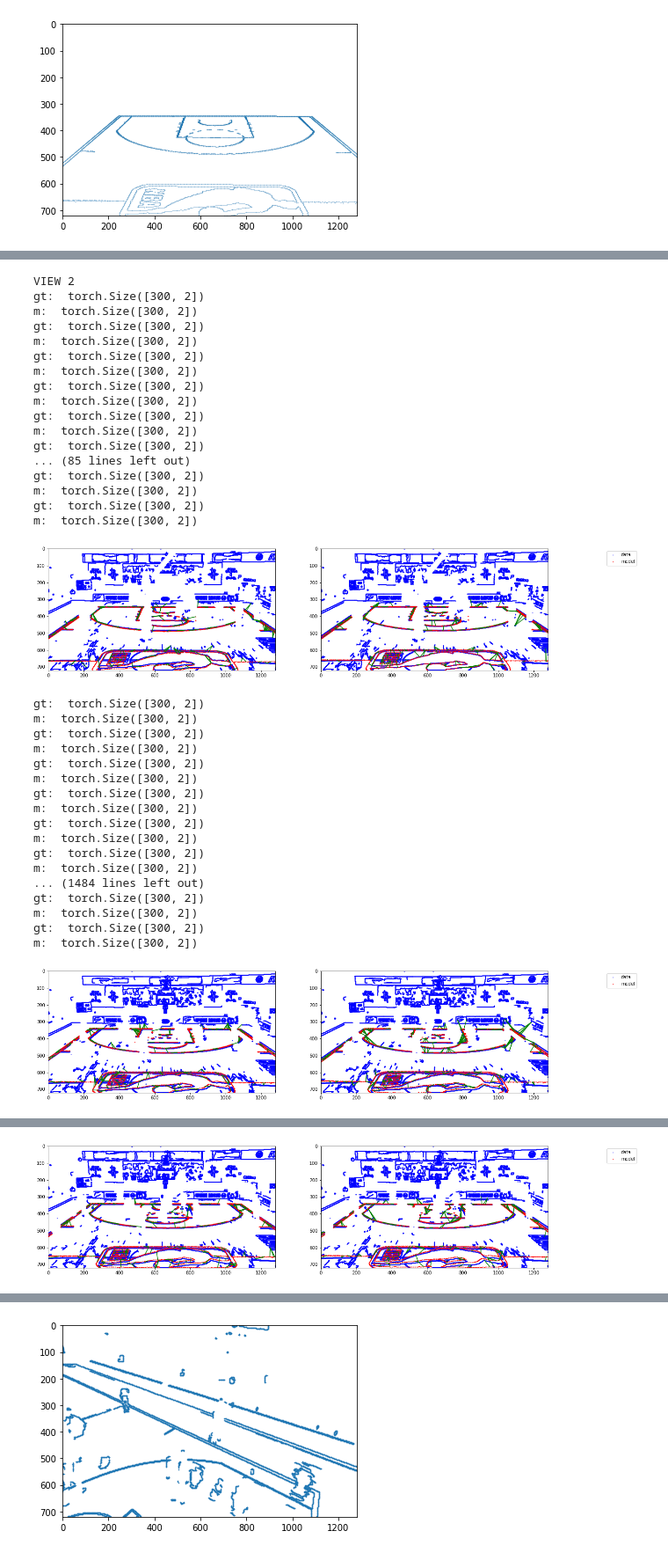
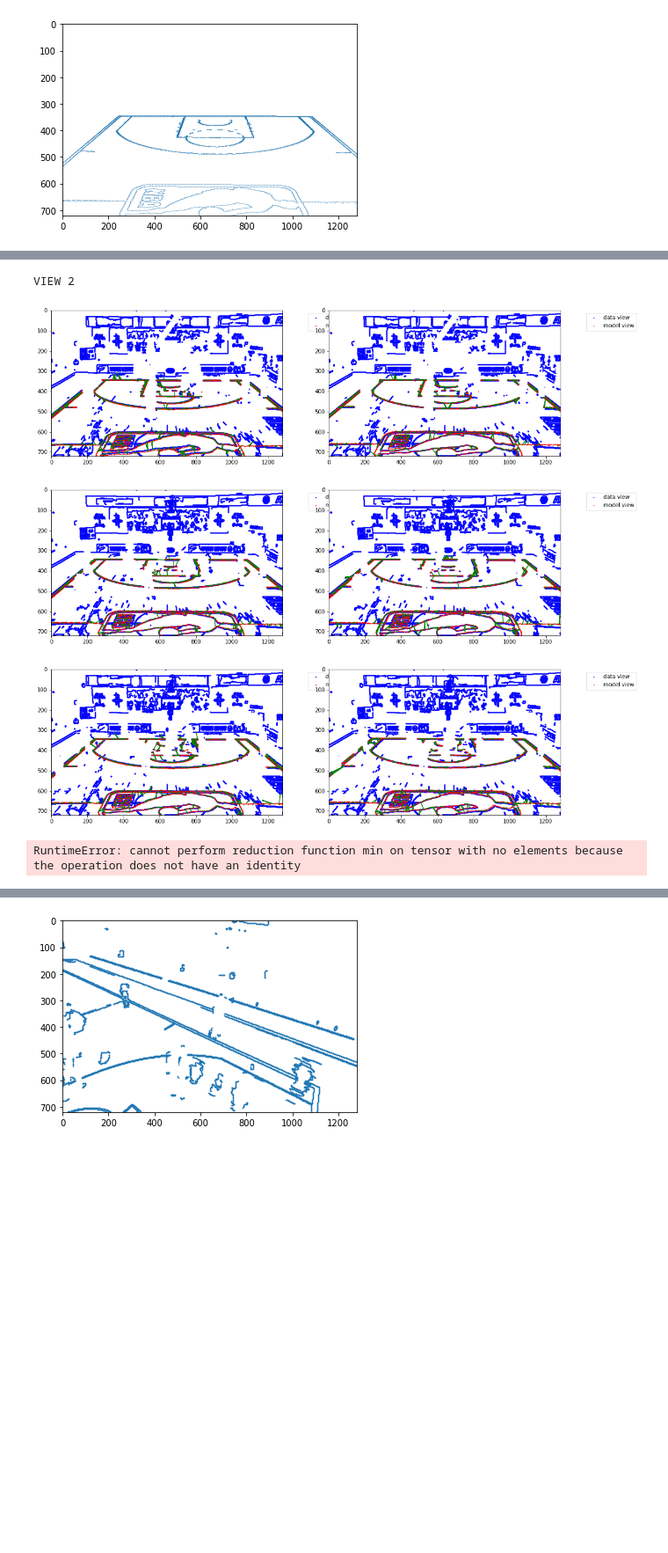
Before and after one commit to akarshkumar0101/nba-3d-ee-371q, a Jupyter notebook: cam_pose.ipynb, the cells around one changed output, grey strips where cells are left out. Shown at 88% size. Cells and saved outputs as stored; diff of their text form; code cells hidden in the pictures; blank space fills up the shorter version.

```diff
--- a/cam_pose.ipynb
+++ b/cam_pose.ipynb
@@ -154,0 +146,3 @@ dofs_cam.shape
+# %%
+img = loader.load_data_imgs(VID_ROOT, [2], [0])[0,0]
+plt.imshow(img_proc.process_img_canny(img), cmap='gray')
@@ -154,0 +154,13 @@ dofs_cam.shape
+# %%
+img1 = loader.load_data_imgs(VID_ROOT, [0], [0])[0,0]
+img2 = loader.load_data_imgs(VID_ROOT, [2], [0])[0,0]
+plt.figure(figsize=(10,5))
+plt.subplot(121)
+plt.imshow(img1)
+plt.title('View 0 Original')
+plt.subplot(122)
+plt.imshow(img2, cmap='gray')
+plt.title('View 2 Original')
+plt.tight_layout()
+plt.savefig(VID_ROOT+'/report/original_views.png')
+plt.show()
@@ -154,0 +229,2 @@ dofs_cam.shape
+# %%
+dofs_cam = np.load(VID_ROOT+'/dofs_cam.npy')
@@ -190,12 +302,12 @@ def optimize_dofs(X_i_gt, X_w, dofs_cam_init, kp, score_box, show, lr=0.001):
         if score_box is not None:
             X_i = X_i[img_proc.erase_scorebox_points(X_i.detach().numpy(), score_box)]
 
-        s = 300
+        s = 800
         X_i_gt_sample = rand_sample(X_i_gt, s, dim=0)
         X_i_sample = rand_sample(X_i, s, dim=0)
 
-        print('gt: ', X_i_gt_sample.shape)
-        print('m: ', X_i_sample.shape)
+#         print('gt: ', X_i_gt_sample.shape)
+#         print('m: ', X_i_sample.shape)
         loss1 = pt2pt_dist(X_i_sample, X_i_gt_sample)
     #     loss2 = pt2pt_dist_soft(X_true, X_i)
         loss = (loss1[loss1<50]).mean()#+(loss2*1000).pow(2).mean()
@@ -210,8 +322,8 @@ def optimize_dofs(X_i_gt, X_w, dofs_cam_init, kp, score_box, show, lr=0.001):
 #             print('f: ', np.e**dofs_cam_optim[..., 6])
             plt.subplot(1, 2, 1+i//49)
             X_i=X_i.detach().numpy()
-            plt.scatter(X_i_gt[:, 0], X_i_gt[:, 1],c='b', s=0.5, label='data')
-            plt.scatter(X_i[:, 0], X_i[:, 1], c='r', s=0.5, label='model')
+            plt.scatter(X_i_gt[:, 0], X_i_gt[:, 1],c='b', s=0.5, label='data view')
+            plt.scatter(X_i[:, 0], X_i[:, 1], c='r', s=0.5, label='model view')
 
             ind = pt2pt_dist_ind(X_i_sample, X_i_gt_sample)
             nn = X_i_gt_sample[ind]
@@ -221,71 +333,41 @@ def optimize_dofs(X_i_gt, X_w, dofs_cam_init, kp, score_box, show, lr=0.001):
 
             draw.set_img_bounds(img_shape_xy)
 #             draw.show_cam_view(X_w.numpy(), dofs_cam_optim.detach().numpy(), img_shape_xy, label='initial', c='r', s=0.1)
-            plt.legend(bbox_to_anchor=(1.4, 1.))
+            plt.legend(bbox_to_anchor=(1.1, 1.))
 
     return dofs_cam_optim.detach()
 # %%
 # dofs_cam = []
 for view_idx in np.arange(num_views)[2:]:
     print(f'VIEW {view_idx}')
     dofs_cam_view = []
     dofs_cam_i = torch.from_numpy(dofs_cam_0[view_idx, 0])
     for frame_idx in tqdm(range(num_frames)):
         img = img_proc.to_uint8(loader.load_data_imgs(VID_ROOT, [view_idx], [frame_idx])[0,0])
 #         img = cv2.cvtColor(img, cv2.COLOR_RGB2GRAY)
 #         img = img_proc.process_img_canny(img, ep=True)
         img = img_proc.process_img_canny(img)
         img = img_proc.erase_players(img, kp[view_idx][frame_idx])
         if view_idx==0:
             img = img_proc.erase_scorebox(img, score_box)
 
         X_i_gt = np.stack(np.where(img>128)[::-1], axis=-1)
         X_i_gt = torch.from_numpy(X_i_gt)
 
         if frame_idx%15==0:
-            plt.figure(figsize=(20, 5))
+            plt.figure(figsize=(17, 5))
         dofs_cam_i = optimize_dofs(X_i_gt, X_w, dofs_cam_i,
                                    kp[view_idx][frame_idx], (score_box if view_idx==0 else None),
                                    show=frame_idx%15==0, lr=0.001)
         if frame_idx%15==0:
+            plt.savefig(VID_ROOT+f'/report/em_view2/frame_{frame_idx:05d}.png')
             plt.show()
         dofs_cam_view.append(dofs_cam_i)
     dofs_cam.append(torch.stack(dofs_cam_view))
 dofs_cam = torch.stack(dofs_cam)
 # %% [output]
 VIEW 2
-gt:  torch.Size([300, 2])
-m:  torch.Size([300, 2])
-gt:  torch.Size([300, 2])
-m:  torch.Size([300, 2])
-gt:  torch.Size([300, 2])
-m:  torch.Size([300, 2])
-gt:  torch.Size([300, 2])
-m:  torch.Size([300, 2])
-gt:  torch.Size([300, 2])
-m:  torch.Size([300, 2])
-gt:  torch.Size([300, 2])
-... (85 lines left out)
-gt:  torch.Size([300, 2])
-m:  torch.Size([300, 2])
-gt:  torch.Size([300, 2])
-m:  torch.Size([300, 2])
-[figure, old version]
+[figure, new version]
+[figure, new version]
+[figure, new version]
-gt:  torch.Size([300, 2])
-m:  torch.Size([300, 2])
-gt:  torch.Size([300, 2])
-m:  torch.Size([300, 2])
-gt:  torch.Size([300, 2])
-m:  torch.Size([300, 2])
-gt:  torch.Size([300, 2])
-m:  torch.Size([300, 2])
-gt:  torch.Size([300, 2])
-m:  torch.Size([300, 2])
-gt:  torch.Size([300, 2])
-m:  torch.Size([300, 2])
-... (1484 lines left out)
-gt:  torch.Size([300, 2])
-m:  torch.Size([300, 2])
-gt:  torch.Size([300, 2])
-m:  torch.Size([300, 2])
+RuntimeError: cannot perform reduction function min on tensor with no elements because the operation does not have an identity
-[figure, old version]
@@ -309 +373,0 @@ m:  torch.Size([300, 2])
-[figure, old version]
```
Also changed, not shown: parts of 11 cells of this notebook, 6 other files.
